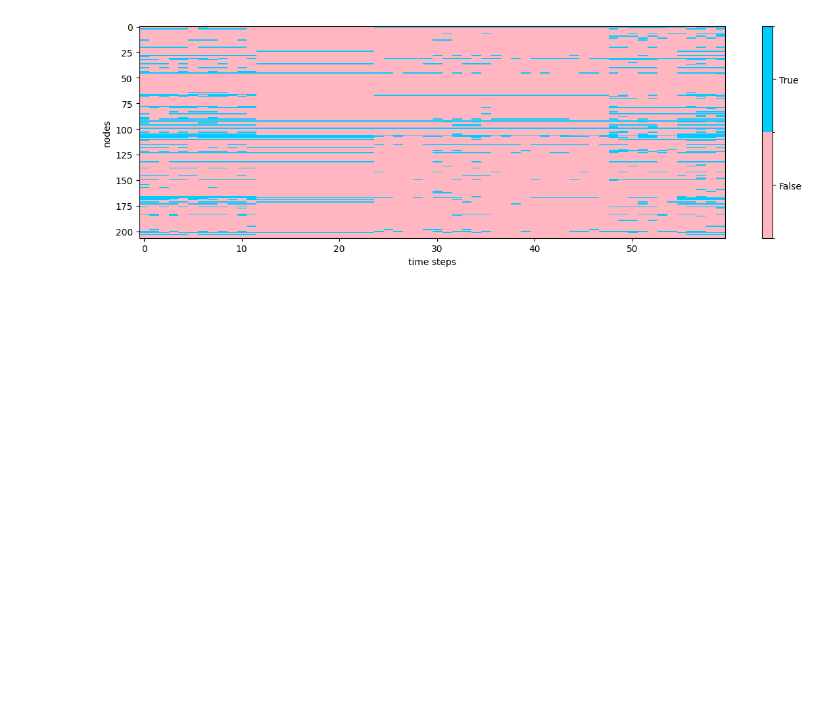
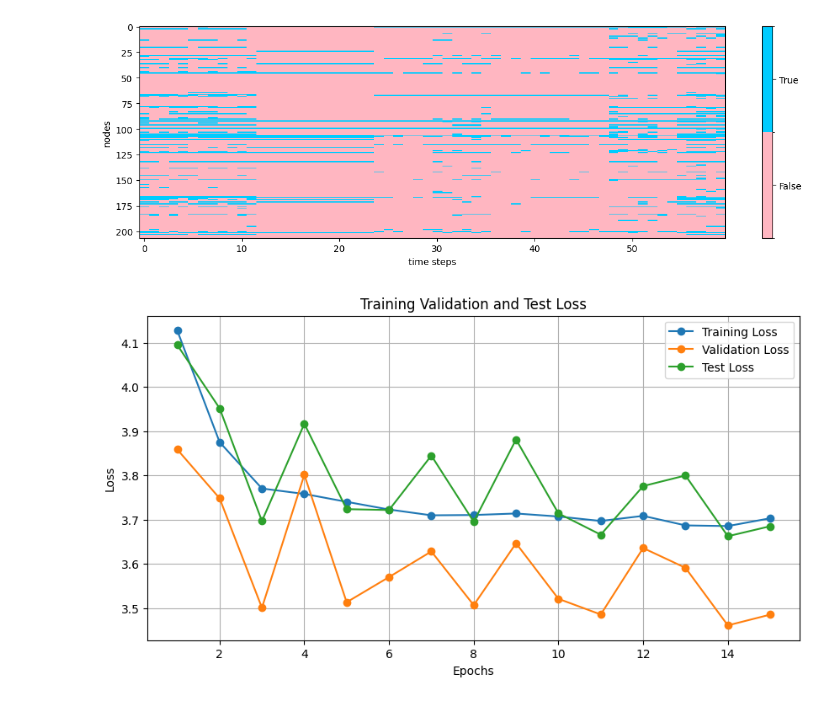
Before and after one commit to yuhaigiub/XAI2, a Jupyter notebook: visualization.ipynb, the cells around one changed output. Cells and saved outputs as stored; diff of their text form; code cells hidden in the pictures; blank space fills up the shorter version.

```diff
--- a/visualization.ipynb
+++ b/visualization.ipynb
@@ -185,5 +225,7 @@ saliency(heatmap)
 # %%
-training_loss_values = read_log('Loss_G_T//loss_train_log.txt')
-val_loss_values = read_log('Loss_G_T//loss_val_log_G_T.txt')
-test_loss_values = read_log('Loss_G_T//loss_test_log_G_T.txt')
+training_loss_values = read_log('loss_train_log.txt')
+val_loss_values = read_log('loss_val_log.txt')
+test_loss_values = read_log('loss_test_log.txt')
 visualization_loss(training_loss_values, val_loss_values, test_loss_values)
+# %% [output]
+[figure, added]
```
Also changed, not shown: parts of 1 cell of this notebook, 1 other file.
